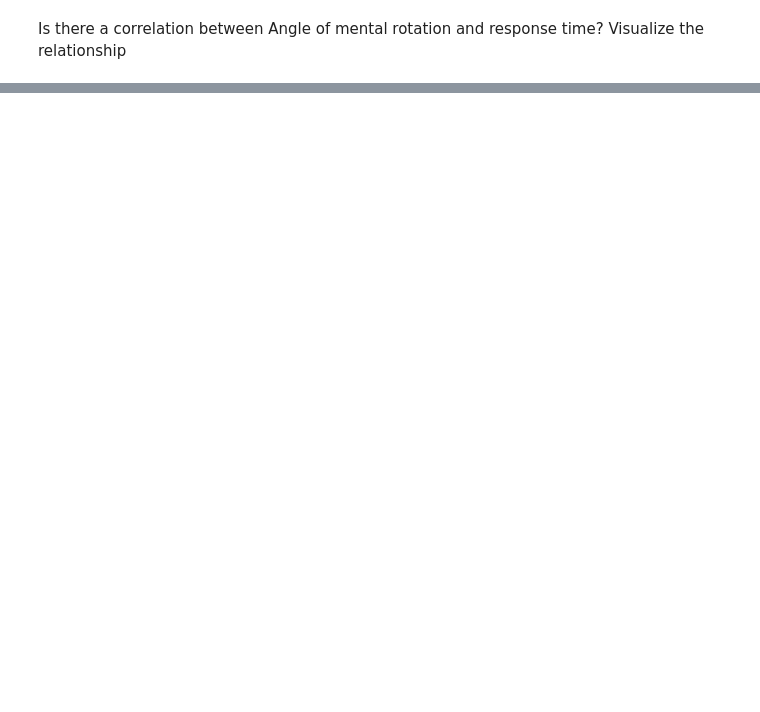
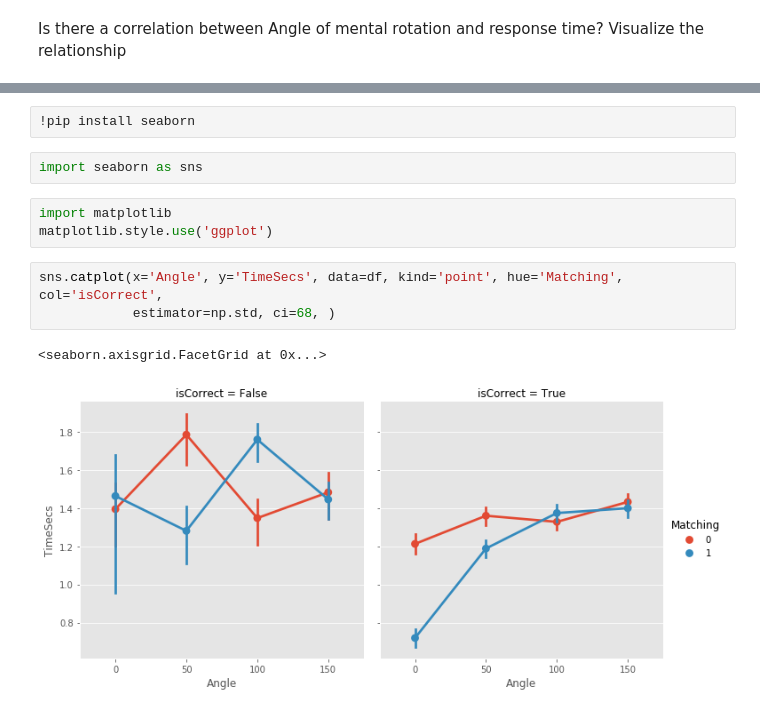
Before and after one commit to nickdelgrosso/cph_pythonworkshop2018, a Jupyter notebook: Day2/DataFrames.ipynb, the cells around one changed output, grey strips where cells are left out. Drawn from its saved outputs; the diff is of its cells as text; blank space fills up the shorter version.

```diff
--- a/Day2/DataFrames.ipynb
+++ b/Day2/DataFrames.ipynb
@@ -65,0 +302,13 @@ Is there a correlation between Angle of mental rotation and response time?  Visu
+# %%
+!pip install seaborn
+# %%
+import seaborn as sns
+# %%
+import matplotlib
+matplotlib.style.use('ggplot')
+# %%
+sns.catplot(x='Angle', y='TimeSecs', data=df, kind='point', hue='Matching', col='isCorrect',
+            estimator=np.std, ci=68, )
+# %% [output]
+<seaborn.axisgrid.FacetGrid at 0x...>
+[figure, added]
```
Also changed, not shown: parts of 41 cells of this notebook, 1 other file.
